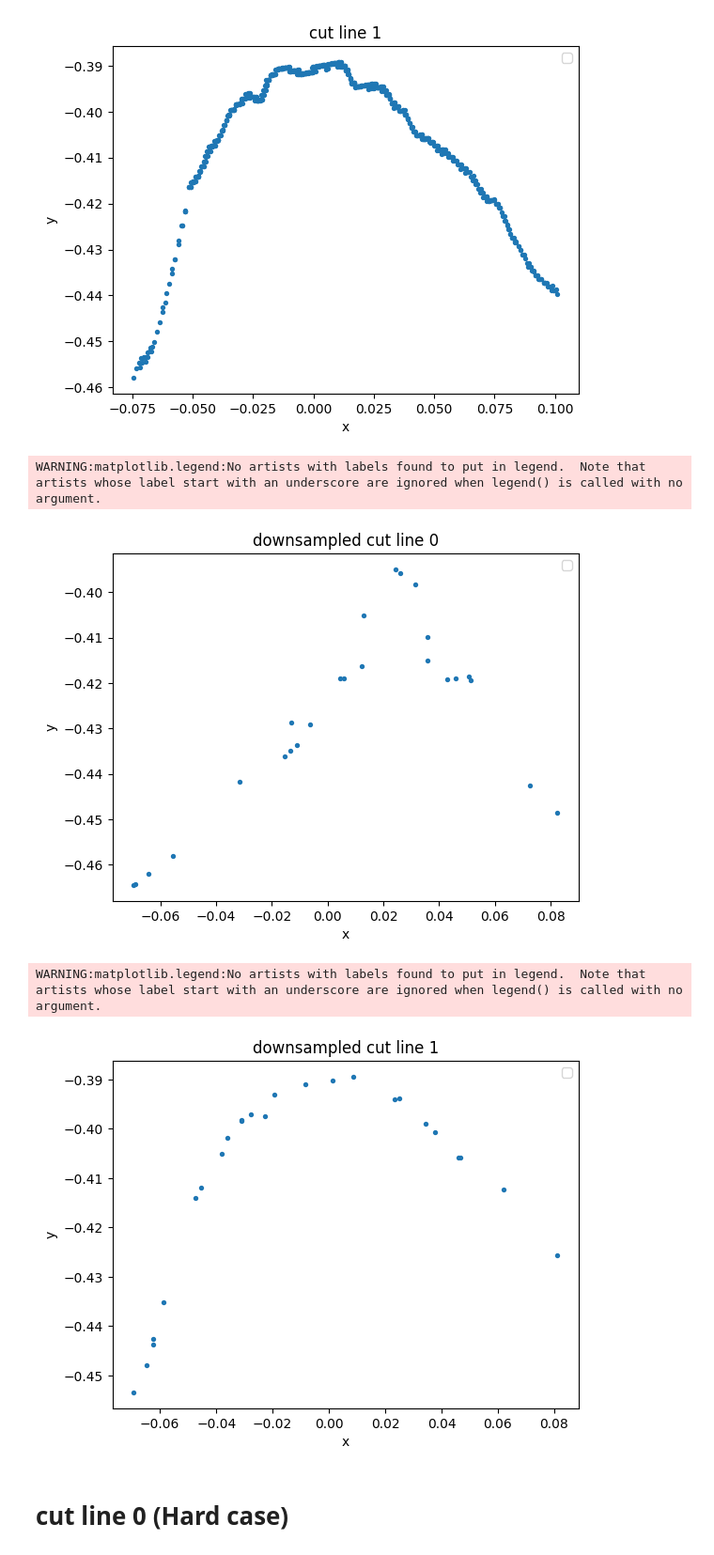
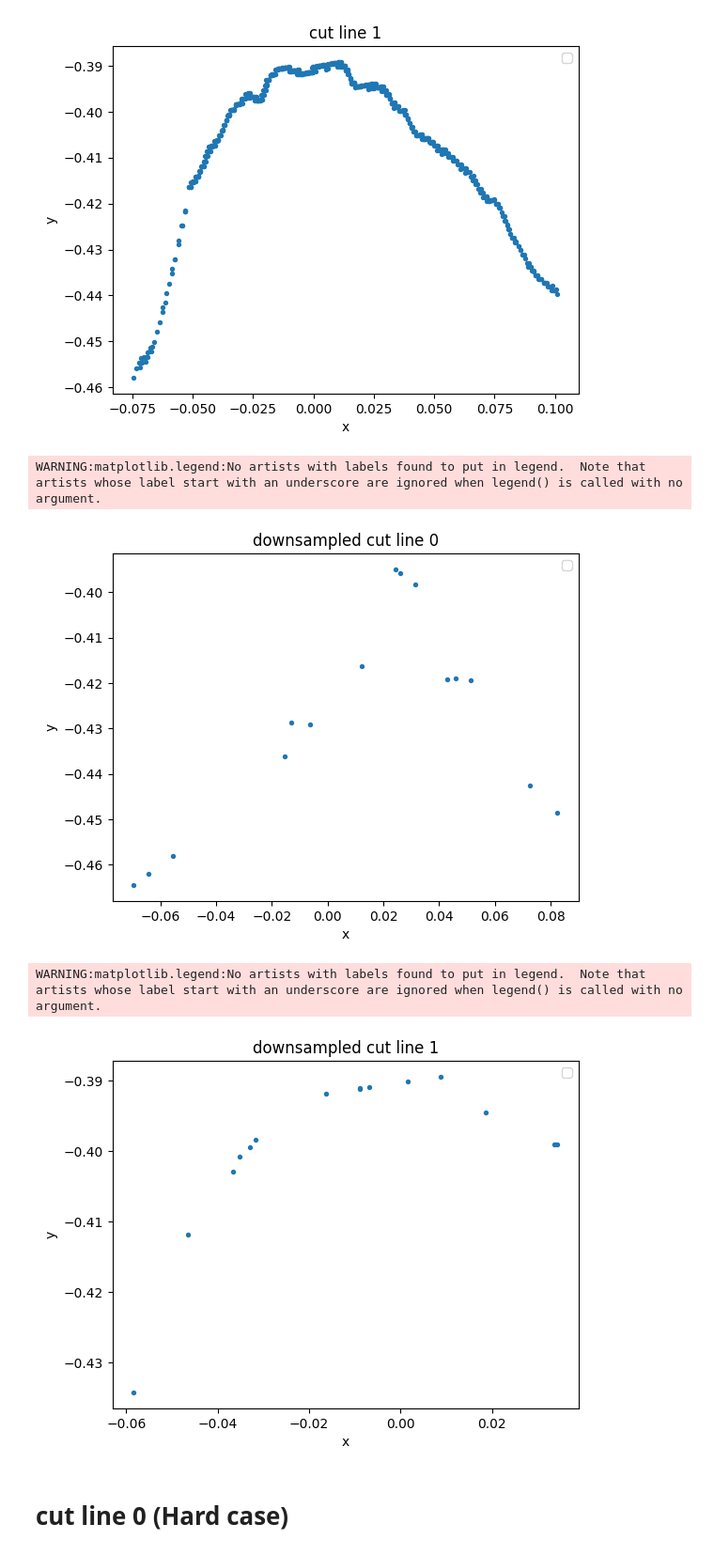
Before and after one commit to HoAdrian/Interp_for_Cut, a Jupyter notebook: cutline_splines_numerical/splines_interp_cut_lines.ipynb, the cells around one changed output. Shown: that part at 94% size. Cells and saved outputs as stored; diff of their text form; code cells hidden in the pictures.

```diff
--- a/cutline_splines_numerical/splines_interp_cut_lines.ipynb
+++ b/cutline_splines_numerical/splines_interp_cut_lines.ipynb
@@ -94,21 +94,21 @@ WARNING:matplotlib.legend:No artists with labels found to put in legend.  Note t
 [figure]
 # %%
 # randomly sample points on each cut line for interpolation later
-
+num_interp_pts = 15
 np.random.seed(2021)
 pcs_downsampled = []
 for i, pc_filtered in enumerate(pcs_filtered):
-  rand_idxs = np.random.randint(low=0, high=len(pc_filtered), size=(25,))
+  rand_idxs = np.random.randint(low=0, high=len(pc_filtered), size=(num_interp_pts,))
   pc_downsampled = pc_filtered[rand_idxs,:]
   pcs_downsampled.append(pc_downsampled)
   xs = pc_downsampled[:,0]
   ys = pc_downsampled[:,1]
   plot_2D_points(xs, ys_list=[ys], title=f"downsampled cut line {i}", x_label="x", y_label="y")
 # %% [output]
 WARNING:matplotlib.legend:No artists with labels found to put in legend.  Note that artists whose label start with an underscore are ignored when legend() is called with no argument.
-[figure, old version]
+[figure, new version]
 WARNING:matplotlib.legend:No artists with labels found to put in legend.  Note that artists whose label start with an underscore are ignored when legend() is called with no argument.
-[figure, old version]
+[figure, new version]
 # %% [markdown]
 # cut line 0 (Hard case)
 # %%
```
Also changed, not shown: parts of 2 cells of this notebook.
